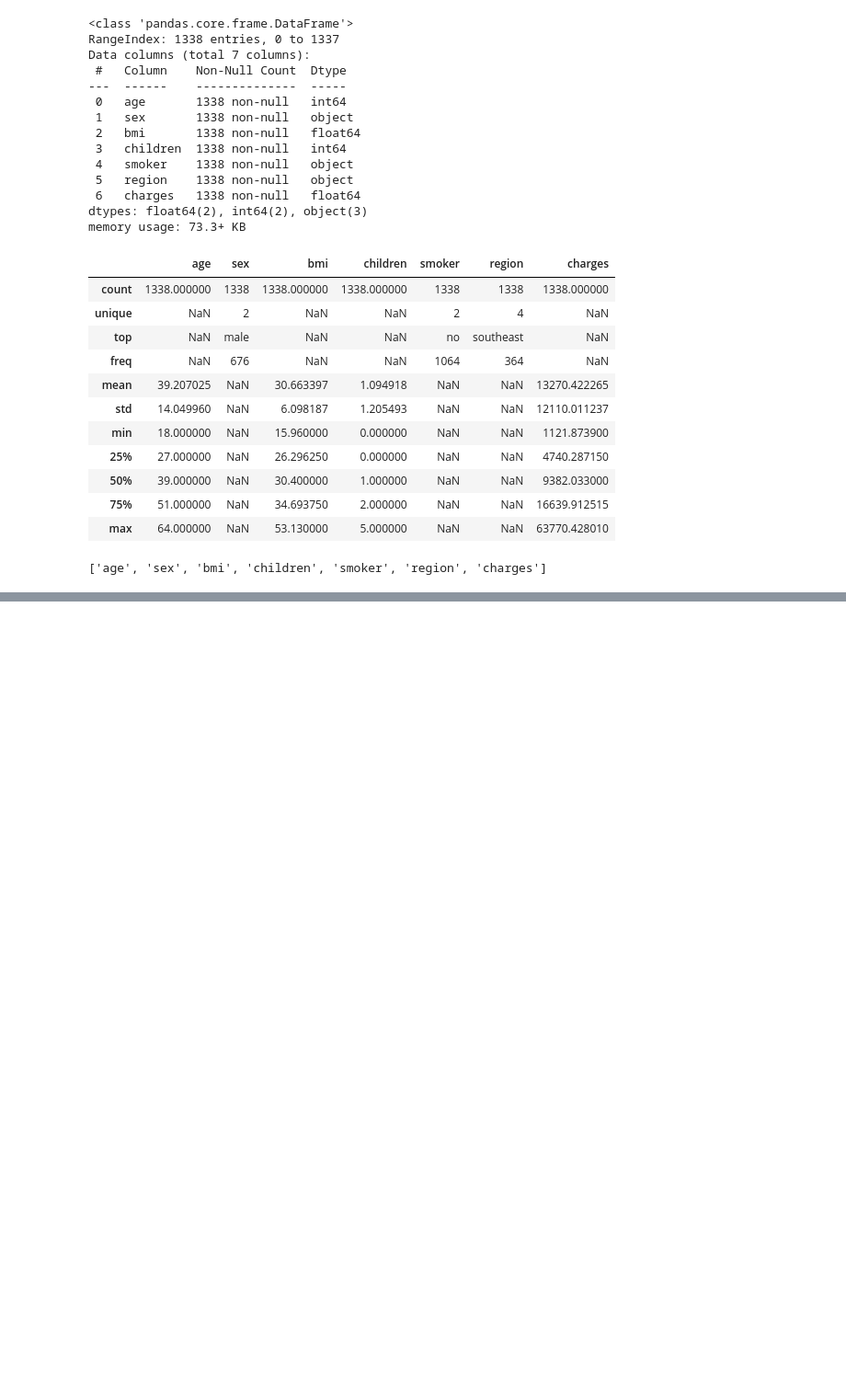
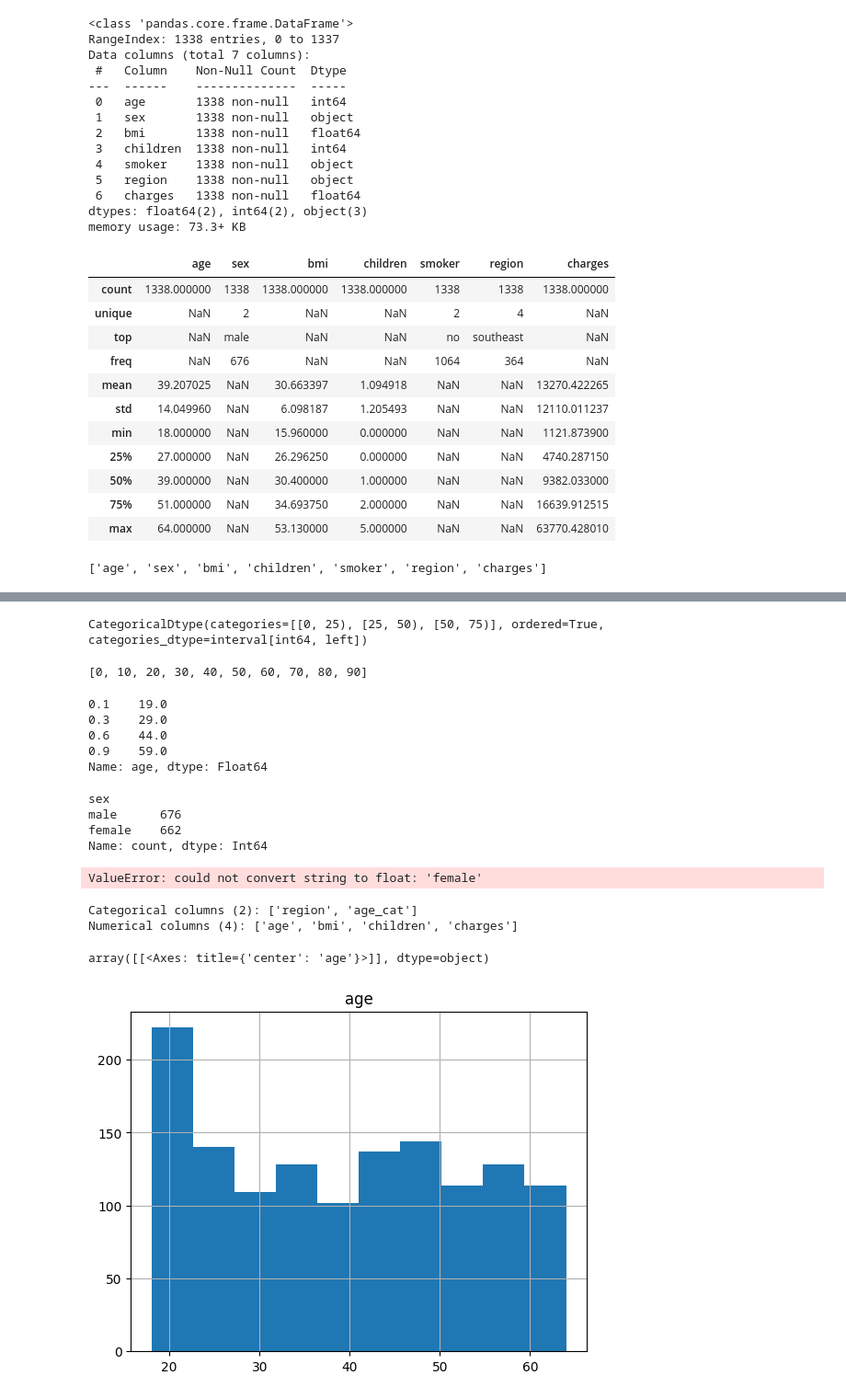
Before and after one commit to ViktorSivek/Data_X_school, a Jupyter notebook: notebooks/lesson_1.ipynb, the cells around one changed output, grey strips where cells are left out. Shown at 92% size. Cells and saved outputs as stored; diff of their text form; code cells hidden in the pictures; blank space fills up the shorter version.

```diff
--- a/notebooks/lesson_1.ipynb
+++ b/notebooks/lesson_1.ipynb
@@ -79,0 +100,11 @@ list(data_insurance.columns)
+# %%
+# Data types
+type(data_insurance)
+type(data_insurance["age"])
+
+data_insurance.dtypes
+data_insurance["age"].dtype
+data_insurance.age.dtype
+
+data_insurance = data_insurance.convert_dtypes()
+data_insurance.dtypes
@@ -79,0 +120,5 @@ list(data_insurance.columns)
+# %%
+# Categorical data
+data_insurance["region"].dtype
+data_insurance["region"] = data_insurance["region"].astype("category")
+data_insurance["region"].dtype
@@ -79,0 +127,63 @@ list(data_insurance.columns)
+# %%
+# Create categories from numerical variable
+data_insurance["age_cat"] = pd.cut(
+  data_insurance["age"],
+  [0, 25, 50, 75],
+  right=False)
+
+data_insurance["age_cat"].dtype
+# %% [output]
+CategoricalDtype(categories=[[0, 25), [25, 50), [50, 75)], ordered=True, categories_dtype=interval[int64, left])
+# %%
+# Build categories by range
+print(list(range(0, 100, 10)))
+# %% [output]
+[0, 10, 20, 30, 40, 50, 60, 70, 80, 90]
+# %%
+# Descriptive statistics
+data_insurance.describe()
+data_insurance.describe(include='all')
+
+data_insurance["age"].max()
+data_insurance["age"].min()
+data_insurance["age"].mean()
+data_insurance["age"].std()
+data_insurance["age"].median()
+data_insurance["age"].quantile([0.5])
+data_insurance["age"].quantile([0.1, 0.3, 0.6, 0.9])
+# %% [output]
+0.1    19.0
+0.3    29.0
+0.6    44.0
+0.9    59.0
+Name: age, dtype: Float64
+# %%
+# Further statistics and values
+data_insurance["sex"].count()
+data_insurance["sex"].unique()
+data_insurance['sex'].value_counts()
+# %% [output]
+sex
+male      676
+female    662
+Name: count, dtype: Int64
+# %%
+# Correlation
+data_insurance.corr()
+# %% [output]
+ValueError: could not convert string to float: 'female'
+# %%
+# Count categorical and numerical columns
+categorical_columns = data_insurance.select_dtypes(include=['object', 'category']).columns
+numerical_columns = data_insurance.select_dtypes(include=['number']).columns
+
+print(f"Categorical columns ({len(categorical_columns)}): {list(categorical_columns)}")
+print(f"Numerical columns ({len(numerical_columns)}): {list(numerical_columns)}")
+# %% [output]
+Categorical columns (2): ['region', 'age_cat']
+Numerical columns (4): ['age', 'bmi', 'children', 'charges']
+# %%
+data_insurance.hist(['age'])
+# %% [output]
+array([[<Axes: title={'center': 'age'}>]], dtype=object)
+[figure, added]
```
Also changed, not shown: parts of 7 cells of this notebook, 1 other file.
